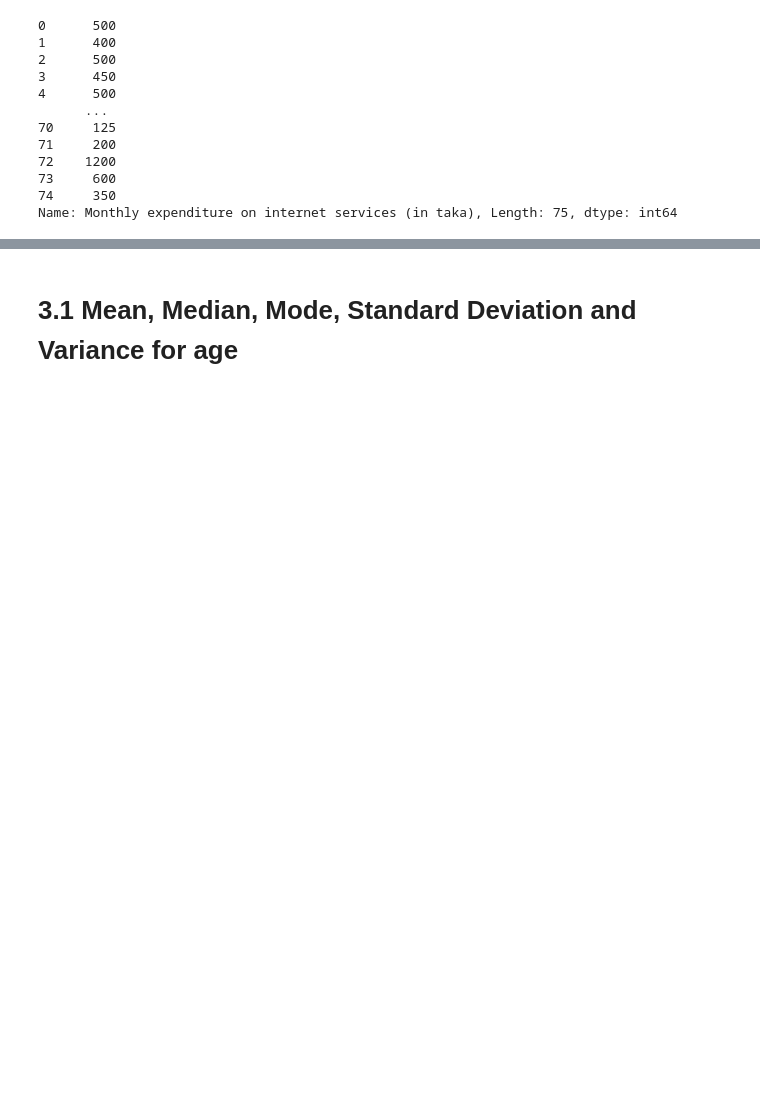
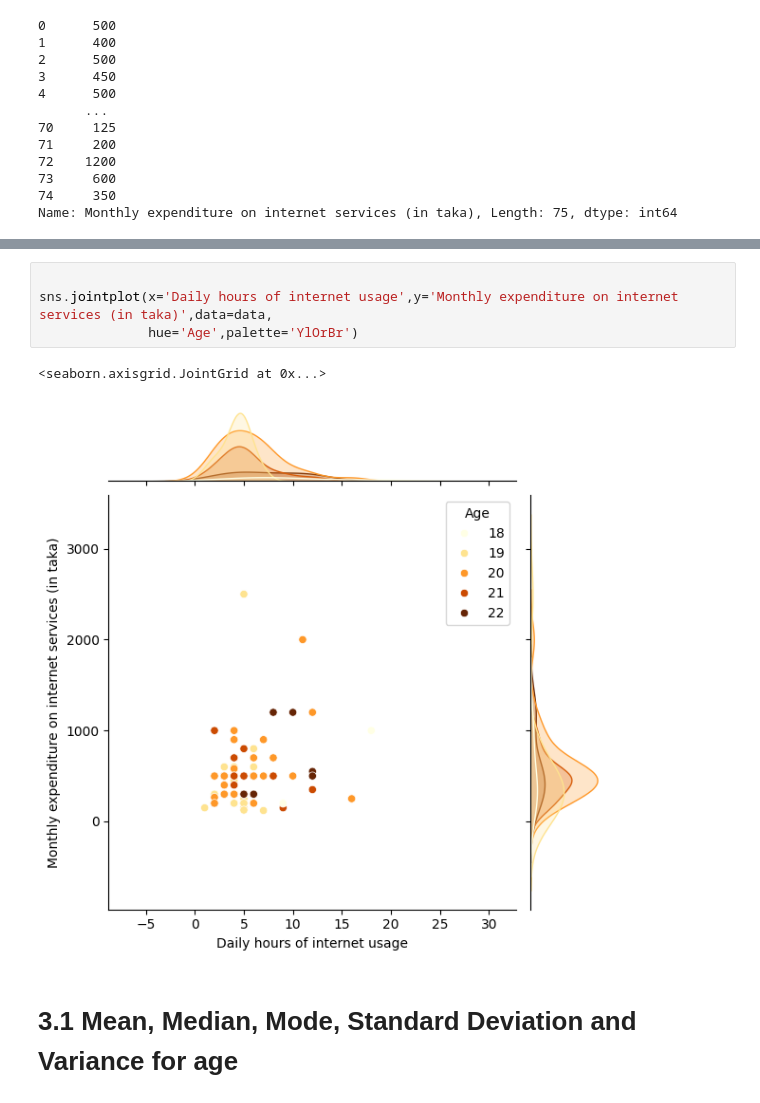
Before and after one commit to abidsiddique/Stat, a Jupyter notebook: Stat.ipynb, the cells around one changed output, grey strips where cells are left out. Drawn from its saved outputs; the diff is of its cells as text; blank space fills up the shorter version.

```diff
--- a/Stat.ipynb
+++ b/Stat.ipynb
@@ -326,3 +328,10 @@ sns.kdeplot(data=data, x='Monthly expenditure on internet services (in taka)', f
+# %%
+
+sns.jointplot(x='Daily hours of internet usage',y='Monthly expenditure on internet services (in taka)',data=data,
+              hue='Age',palette='YlOrBr')
+# %% [output]
+<seaborn.axisgrid.JointGrid at 0x...>
+[figure, added]
 # %% [markdown]
 # 3.1 Mean, Median, Mode, Standard Deviation and Variance for age
 # %%
```
Also changed, not shown: parts of 29 cells of this notebook.
